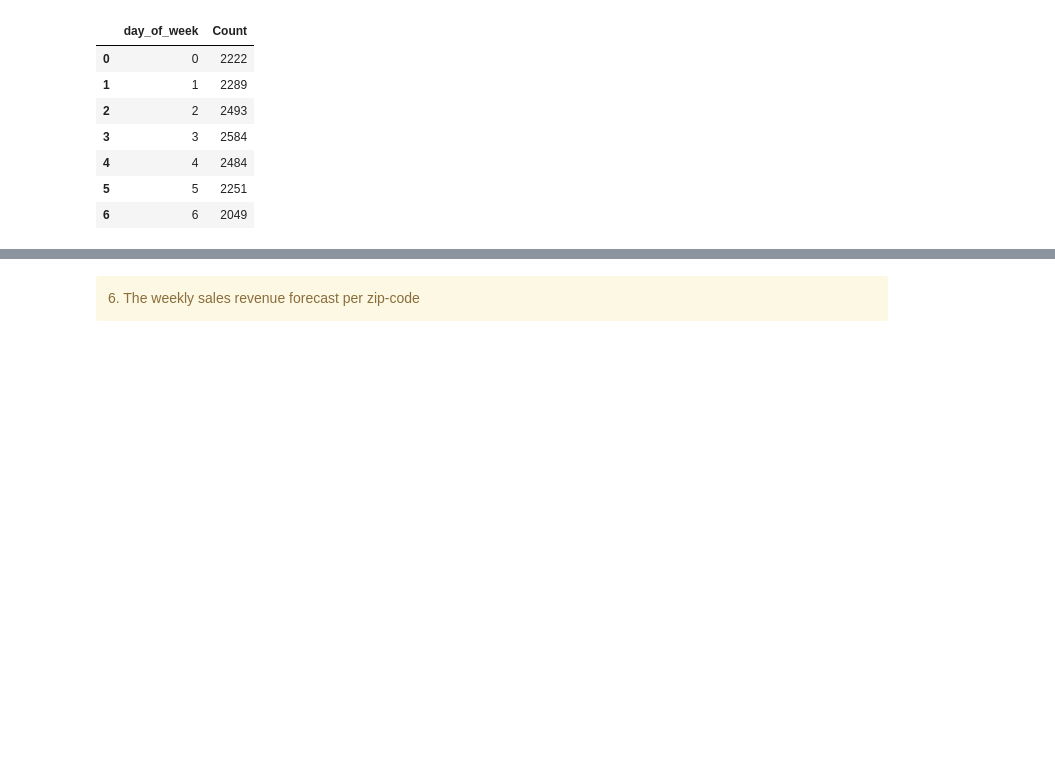
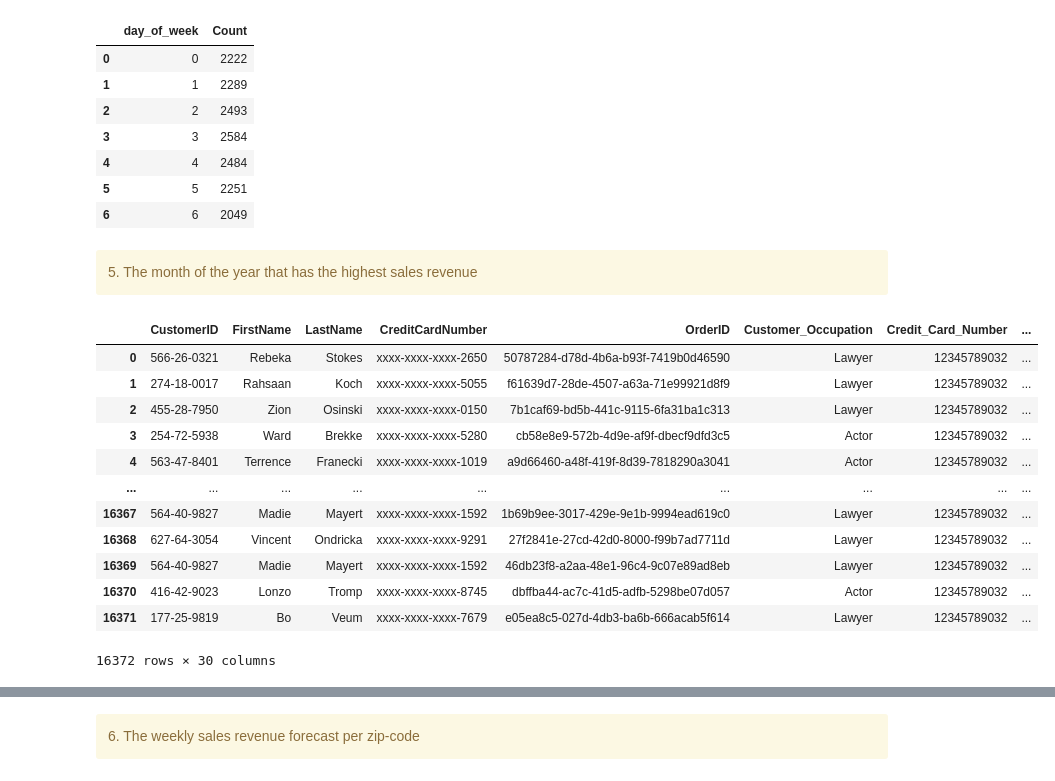
Before and after one commit to jhancuch/onmart, a Jupyter notebook: forecast/Forecasts.ipynb, the cells around one changed output, grey strips where cells are left out. Saved outputs shown, nothing was run; the diff lists cells and outputs as text; code cells hidden in the pictures; blank space fills up the shorter version.

```diff
--- a/forecast/Forecasts.ipynb
+++ b/forecast/Forecasts.ipynb
@@ -35,3 +46,27 @@ df = pd.read_csv('Transactions.csv')
+# %%
+# Conversions to datetime dtypes
+
+df['Expected_Delivery_Date'] = pd.to_datetime(df['Expected_Delivery_Date'])
+df['Order_Date'] = pd.to_datetime(df['Order_Date'])
+df['Actual_Delivery_Date'] = pd.to_datetime(df['Actual_Delivery_Date'])
+
+df['Expected_Delivery_Year'] = df['Expected_Delivery_Date'].dt.year
+df['Expected_Delivery_Month'] = df['Expected_Delivery_Date'].dt.month
+df['Expected_Delivery_Day'] = df['Expected_Delivery_Date'].dt.day
+df['Expected_Delivery_Week_of_Year'] = df['Expected_Delivery_Date'].dt.isocalendar().week
+df['Expected_Delivery_Day_of_Week'] = df['Expected_Delivery_Date'].dt.dayofweek
+
+df['Order_Date_Year'] = df['Order_Date'].dt.year
+df['Order_Date_Month'] = df['Order_Date'].dt.month
+df['Order_Date_Day'] = df['Order_Date'].dt.day
+df['Order_Date_Week_of_Year'] = df['Order_Date'].dt.isocalendar().week
+df['Order_Date_Day_of_Week'] = df['Order_Date'].dt.dayofweek
+
+df['Actual_Delivery_Year'] = df['Actual_Delivery_Date'].dt.year
+df['Actual_Delivery_Month'] = df['Actual_Delivery_Date'].dt.month
+df['Actual_Delivery_Day'] = df['Actual_Delivery_Date'].dt.day
+df['Actual_Delivery_Week_of_Year'] = df['Actual_Delivery_Date'].dt.isocalendar().week
+df['Actual_Delivery_Day_of_Week'] = df['Actual_Delivery_Date'].dt.dayofweek
 # %% [markdown]
 <div class="alert alert-warning">
 1.	Create Customer-Friends-Product-Reviews graph database for OnMart
@@ -323,3 +360,30 @@ question4
 | 4 | 4 | 2484 |
 | 5 | 5 | 2251 |
 | 6 | 6 | 2049 |
+# %% [markdown]
+<div class="alert alert-warning">
+5.	The month of the year that has the highest sales revenue
+</div>
+# %%
+# This question asks for which month has the most purchases in the past
+
+df['month'] = df['Order_Date'].dt.month
+# %%
+temp_q5 = purchases[['OrderID', 'Quantity', 'Price', 'ShippingCost', 'Discount', 'Sales', 'Profit']]
+question5 = pd.merge(df, temp_q5, how='left', on=['OrderID'])
+# %%
+question5
+# %% [output]
+|  | CustomerID | FirstName | LastName | CreditCardNumber | OrderID | Customer_Occupation | Credit_Card_Number | ... |
+| 0 | 566-26-0321 | Rebeka | Stokes | xxxx-xxxx-xxxx-2650 | 50787284-d78d-4b6a-b93f-7419b0d46590 | Lawyer | 12345789032 | ... |
+| 1 | 274-18-0017 | Rahsaan | Koch | xxxx-xxxx-xxxx-5055 | f61639d7-28de-4507-a63a-71e99921d8f9 | Lawyer | 12345789032 | ... |
+| 2 | 455-28-7950 | Zion | Osinski | xxxx-xxxx-xxxx-0150 | 7b1caf69-bd5b-441c-9115-6fa31ba1c313 | Lawyer | 12345789032 | ... |
+| 3 | 254-72-5938 | Ward | Brekke | xxxx-xxxx-xxxx-5280 | cb58e8e9-572b-4d9e-af9f-dbecf9dfd3c5 | Actor | 12345789032 | ... |
+| 4 | 563-47-8401 | Terrence | Franecki | xxxx-xxxx-xxxx-1019 | a9d66460-a48f-419f-8d39-7818290a3041 | Actor | 12345789032 | ... |
+| ... | ... | ... | ... | ... | ... | ... | ... | ... |
+| 16367 | 564-40-9827 | Madie | Mayert | xxxx-xxxx-xxxx-1592 | 1b69b9ee-3017-429e-9e1b-9994ead619c0 | Lawyer | 12345789032 | ... |
+| 16368 | 627-64-3054 | Vincent | Ondricka | xxxx-xxxx-xxxx-9291 | 27f2841e-27cd-42d0-8000-f99b7ad7711d | Lawyer | 12345789032 | ... |
+| 16369 | 564-40-9827 | Madie | Mayert | xxxx-xxxx-xxxx-1592 | 46db23f8-a2aa-48e1-96c4-9c07e89ad8eb | Lawyer | 12345789032 | ... |
+| 16370 | 416-42-9023 | Lonzo | Tromp | xxxx-xxxx-xxxx-8745 | dbffba44-ac7c-41d5-adfb-5298be07d057 | Actor | 12345789032 | ... |
+| 16371 | 177-25-9819 | Bo | Veum | xxxx-xxxx-xxxx-7679 | e05ea8c5-027d-4db3-ba6b-666acab5f614 | Lawyer | 12345789032 | ... |
+16372 rows × 30 columns
```
Also changed, not shown: parts of 9 cells of this notebook.
